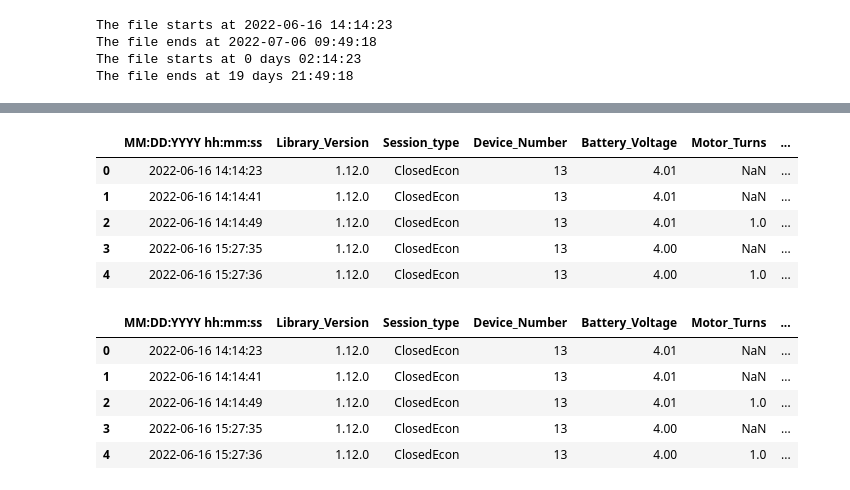
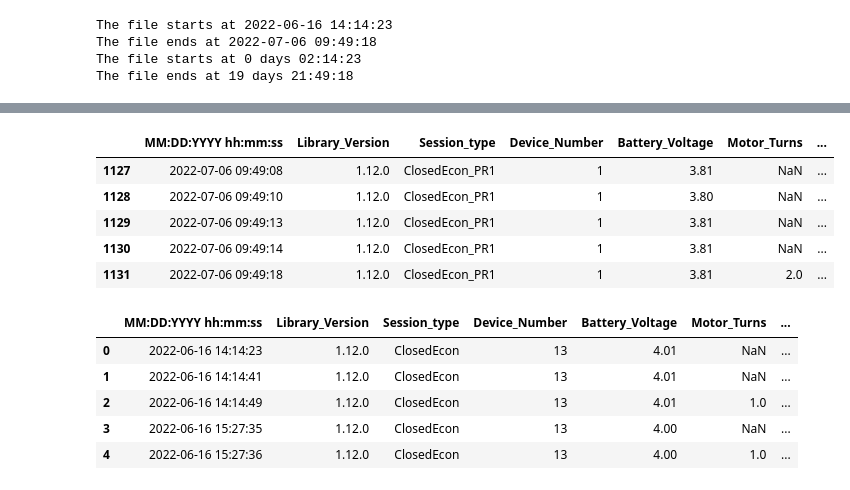
Before and after one commit to Fobbs-DBC-Lab/fed-scripts, a Jupyter notebook: notebooks/test_playground.ipynb, the cells around one changed output, grey strips where cells are left out. Saved outputs shown, nothing was run; the diff lists cells and outputs as text; code cells hidden in the pictures.

```diff
--- a/notebooks/test_playground.ipynb
+++ b/notebooks/test_playground.ipynb
@@ -101,14 +79,14 @@ def extract_hours(time_delta):
 # %%
 concat_df['Time Delta Reformatted'] = concat_df['Time Delta'].apply(convert_to_hours)
 concat_df['Hours Since Start'] = concat_df['Time Delta Reformatted'].apply(extract_hours)
-concat_df.head()
+concat_df.tail() # Save the data as a CSV
 # %% [output]
 |  | MM:DD:YYYY hh:mm:ss | Library_Version | Session_type | Device_Number | Battery_Voltage | Motor_Turns | ... |
-| 0 | 2022-06-16 14:14:23 | 1.12.0 | ClosedEcon | 13 | 4.01 | NaN | ... |
-| 1 | 2022-06-16 14:14:41 | 1.12.0 | ClosedEcon | 13 | 4.01 | NaN | ... |
-| 2 | 2022-06-16 14:14:49 | 1.12.0 | ClosedEcon | 13 | 4.01 | 1.0 | ... |
-| 3 | 2022-06-16 15:27:35 | 1.12.0 | ClosedEcon | 13 | 4.00 | NaN | ... |
-| 4 | 2022-06-16 15:27:36 | 1.12.0 | ClosedEcon | 13 | 4.00 | 1.0 | ... |
+| 1127 | 2022-07-06 09:49:08 | 1.12.0 | ClosedEcon_PR1 | 1 | 3.81 | NaN | ... |
+| 1128 | 2022-07-06 09:49:10 | 1.12.0 | ClosedEcon_PR1 | 1 | 3.80 | NaN | ... |
+| 1129 | 2022-07-06 09:49:13 | 1.12.0 | ClosedEcon_PR1 | 1 | 3.81 | NaN | ... |
+| 1130 | 2022-07-06 09:49:14 | 1.12.0 | ClosedEcon_PR1 | 1 | 3.81 | NaN | ... |
+| 1131 | 2022-07-06 09:49:18 | 1.12.0 | ClosedEcon_PR1 | 1 | 3.81 | 2.0 | ... |
 # %%
 # def create_bins(time_period_var, time_delta_series):
 #
```
Also changed, not shown: parts of 13 cells of this notebook.
